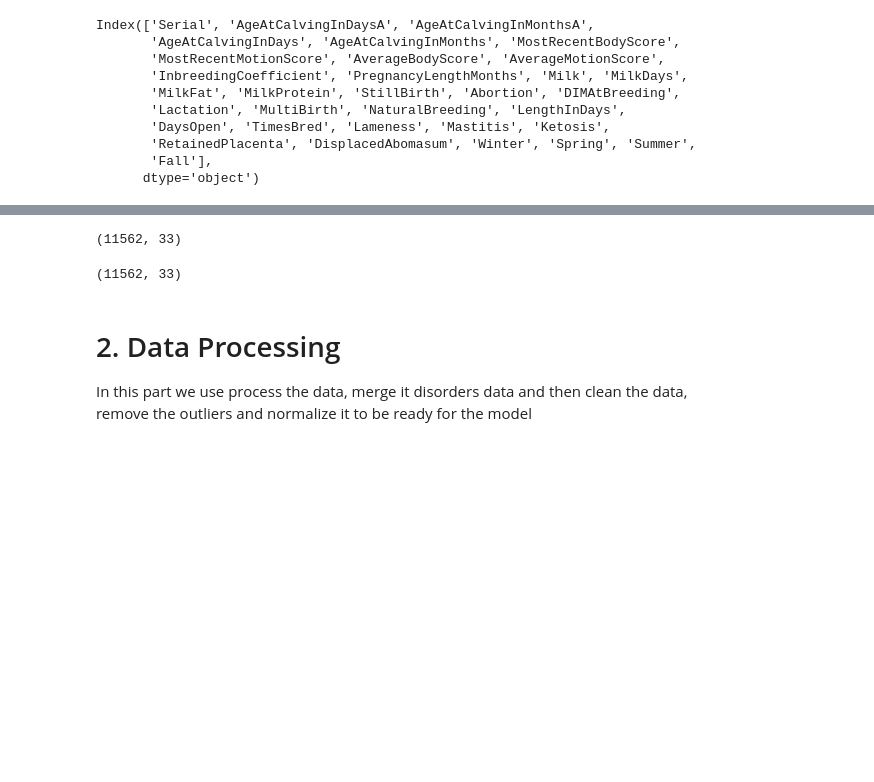
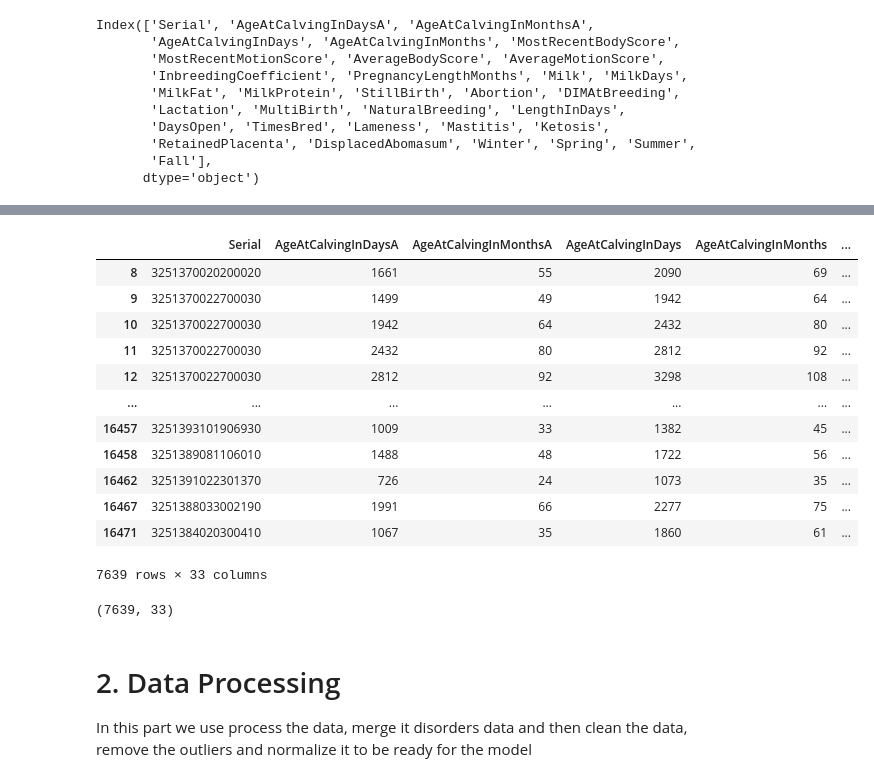
Before and after one commit to mmgh900/days-open-rnn, a Jupyter notebook: days_open_cnn.ipynb, the cells around one changed output, grey strips where cells are left out. Drawn from its saved outputs; the diff is of its cells as text; code cells hidden in the pictures; blank space fills up the shorter version.

```diff
--- a/days_open_cnn.ipynb
+++ b/days_open_cnn.ipynb
@@ -85,11 +108,22 @@ logical_data.shape
+# %%
+cleaned_data
+# %% [output]
+|  | Serial | AgeAtCalvingInDaysA | AgeAtCalvingInMonthsA | AgeAtCalvingInDays | AgeAtCalvingInMonths | ... |
+| 8 | 3251370020200020 | 1661 | 55 | 2090 | 69 | ... |
+| 9 | 3251370022700030 | 1499 | 49 | 1942 | 64 | ... |
+| 10 | 3251370022700030 | 1942 | 64 | 2432 | 80 | ... |
+| 11 | 3251370022700030 | 2432 | 80 | 2812 | 92 | ... |
+| 12 | 3251370022700030 | 2812 | 92 | 3298 | 108 | ... |
+| ... | ... | ... | ... | ... | ... | ... |
+| 16457 | 3251393101906930 | 1009 | 33 | 1382 | 45 | ... |
+| 16458 | 3251389081106010 | 1488 | 48 | 1722 | 56 | ... |
+| 16462 | 3251391022301370 | 726 | 24 | 1073 | 35 | ... |
+| 16467 | 3251388033002190 | 1991 | 66 | 2277 | 75 | ... |
+| 16471 | 3251384020300410 | 1067 | 35 | 1860 | 61 | ... |
+7639 rows × 33 columns
 # %%
-logical_data = logical_data[(logical_data['AverageBodyScore'] >= 1) & (logical_data['AverageBodyScore'] <= 9)]
-logical_data.shape
+# logical_data = logical_data[(logical_data['DaysOpen'] >= 70) & (logical_data['DaysOpen'] <= 365)]
+cleaned_data.shape
 # %% [output]
-(11562, 33)
+(7639, 33)
-# %%
-# logical_data = logical_data[(logical_data['DaysOpen'] >= 70) & (logical_data['DaysOpen'] <= 365)]
-logical_data.shape
-# %% [output]
-(11562, 33)
 # %%
```
Also changed, not shown: parts of 18 cells of this notebook, 4 other files.
